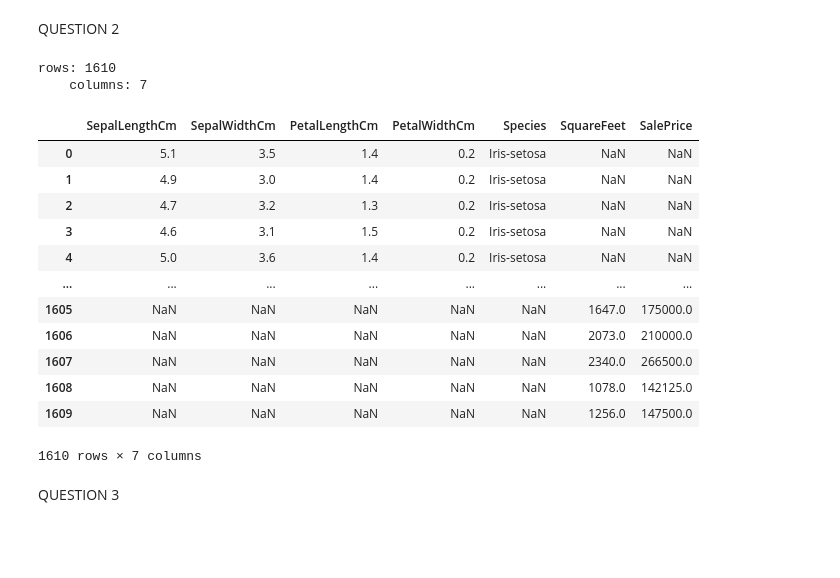
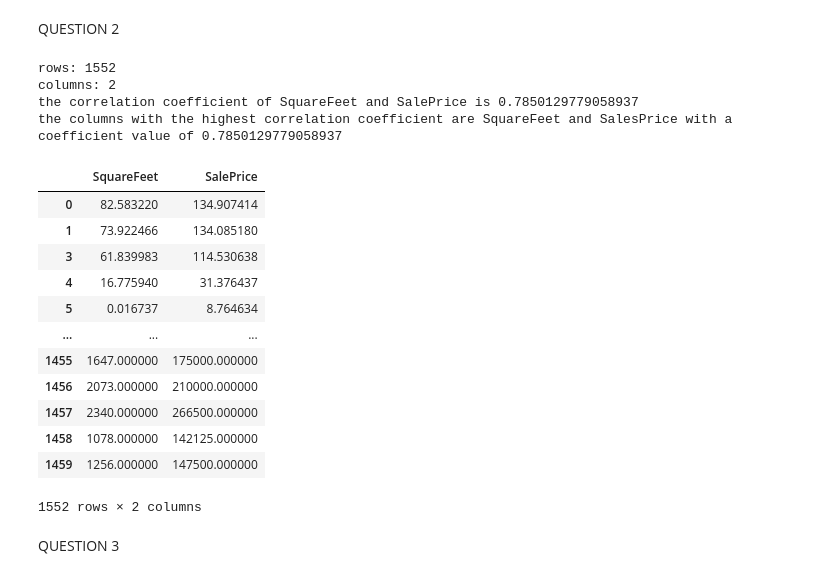
Before and after one commit to MatthewHealy02/AI-Programming-Assessments, a Jupyter notebook: AI Prog CA 1.ipynb, the cells around one changed output. Drawn from its saved outputs; the diff is of its cells as text; code cells hidden in the pictures; blank space fills up the shorter version.

```diff
--- a/AI Prog CA 1.ipynb
+++ b/AI Prog CA 1.ipynb
@@ -290,43 +178,70 @@ import pandas as pd
 # %%
 # variables
 # %%
-df_iris = pd.read_csv('Iris.csv')
-df_housing = pd.read_csv('HousingPrices.csv')
+df1_housing = pd.read_csv('HousingPrices.csv')
+df2_linear = pd.read_csv('linear.csv')
+
+df1_columns = {'col1': 'SquareFeet', 'col2': 'SalePrice'}
+df2_columns = {'col1': 'x', 'col2': 'y'}
+
+df1_col1 = df1_columns['col1']
+df1_col2 = df1_columns['col2']
+df2_col1 = df2_columns['col1']
+df2_col2 = df2_columns['col2']
 # %%
 # pandas function
 # %%
-def concatenate_df(dataframe1, dataframe2):
+def concatenate_df(df1 = df1_housing, df2 = df2_linear, df1_col1 = df1_col1, df1_col2 = df1_col2, df2_col1 = df2_col1, df2_col2 = df2_col2):
 
-    ans = pd.concat([dataframe1, dataframe2], axis=0, ignore_index = True)
+    concat_df = pd.concat([df2.rename({f'{df2_col1}': f'{df1_col1}', f'{df2_col2}': f'{df1_col2}'}, axis=1), df1])
+    concat_df = concat_df.dropna()
 
-    rows = len(ans.axes[0])
-    columns = len(ans.axes[1])
+    rows = len(concat_df.axes[0])
+    columns = len(concat_df.axes[1])
 
     size = f'''rows: {rows}
-    columns: {columns}'''
+columns: {columns}'''
 
     print(size)
 
-    return ans
+    coefficient_keys = []
+    coefficient_values = []
+
+    array1 = concat_df[f'{df1_col1}'].to_numpy()
+    array2 = concat_df[f'{df1_col2}'].to_numpy()
+
+    array_coef = np.corrcoef(array1, array2)[0, 1]
+    coefficient_values.append(array_coef)
+
+    print(f'the correlation coefficient of {df1_col1} and {df1_col2} is {array_coef}')
+
+    highest_coef_key = 'SquareFeet and SalesPrice'
+    highest_coef_val = max(coefficient_values)
+
+    print(f'the columns with the highest correlation coefficient are {highest_coef_key} with a coefficient value of {highest_coef_val}')
+
+    return concat_df
 
 
-concat_df = concatenate_df(df_iris, df_housing)
+concat_df = concatenate_df()
 
 concat_df
 # %% [output]
-rows: 1610
-    columns: 7
+rows: 1552
+columns: 2
+the correlation coefficient of SquareFeet and SalePrice is 0.7850129779058937
+the columns with the highest correlation coefficient are SquareFeet and SalesPrice with a coefficient value of 0.7850129779058937
-|  | SepalLengthCm | SepalWidthCm | PetalLengthCm | PetalWidthCm | Species | SquareFeet | SalePrice |
-| 0 | 5.1 | 3.5 | 1.4 | 0.2 | Iris-setosa | NaN | NaN |
-| 1 | 4.9 | 3.0 | 1.4 | 0.2 | Iris-setosa | NaN | NaN |
-| 2 | 4.7 | 3.2 | 1.3 | 0.2 | Iris-setosa | NaN | NaN |
-| 3 | 4.6 | 3.1 | 1.5 | 0.2 | Iris-setosa | NaN | NaN |
-| 4 | 5.0 | 3.6 | 1.4 | 0.2 | Iris-setosa | NaN | NaN |
-| ... | ... | ... | ... | ... | ... | ... | ... |
-| 1605 | NaN | NaN | NaN | NaN | NaN | 1647.0 | 175000.0 |
-| 1606 | NaN | NaN | NaN | NaN | NaN | 2073.0 | 210000.0 |
-| 1607 | NaN | NaN | NaN | NaN | NaN | 2340.0 | 266500.0 |
-| 1608 | NaN | NaN | NaN | NaN | NaN | 1078.0 | 142125.0 |
-| 1609 | NaN | NaN | NaN | NaN | NaN | 1256.0 | 147500.0 |
+|  | SquareFeet | SalePrice |
+| 0 | 82.583220 | 134.907414 |
+| 1 | 73.922466 | 134.085180 |
+| 3 | 61.839983 | 114.530638 |
+| 4 | 16.775940 | 31.376437 |
+| 5 | 0.016737 | 8.764634 |
+| ... | ... | ... |
+| 1455 | 1647.000000 | 175000.000000 |
+| 1456 | 2073.000000 | 210000.000000 |
+| 1457 | 2340.000000 | 266500.000000 |
+| 1458 | 1078.000000 | 142125.000000 |
+| 1459 | 1256.000000 | 147500.000000 |
-1610 rows × 7 columns
+1552 rows × 2 columns
 # %%
```
Also changed, not shown: parts of 35 cells of this notebook.
